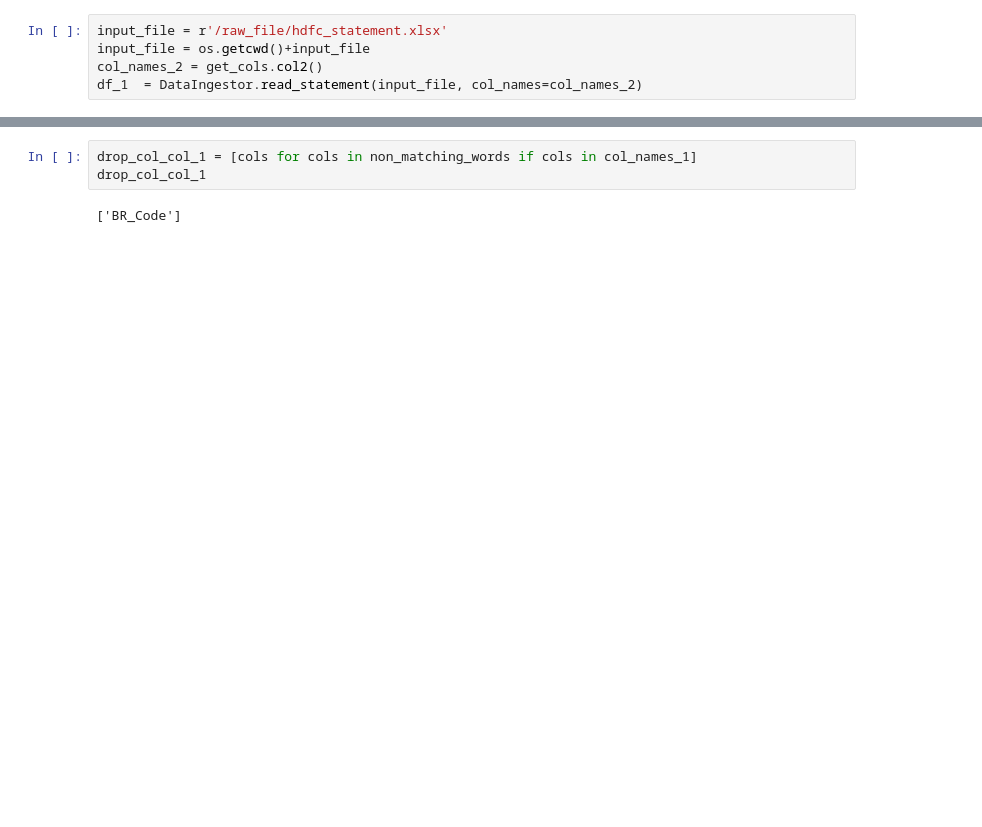
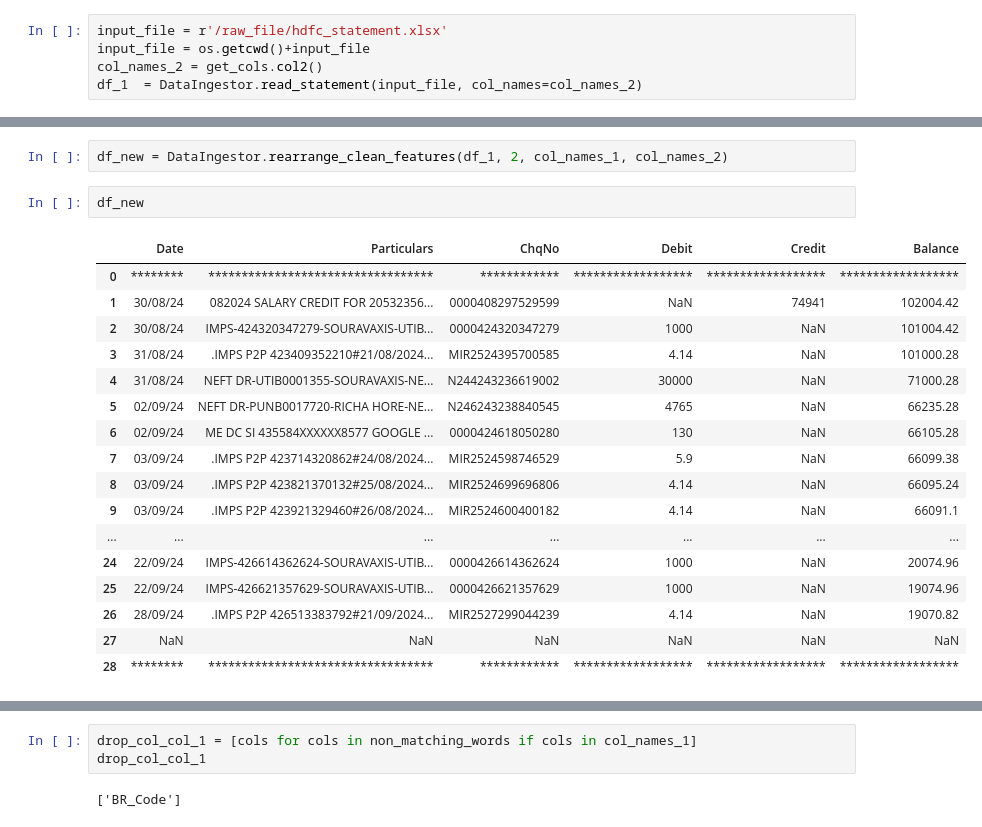
Before and after one commit to Sourav-95/expense_analyzer, a Jupyter notebook: dev_analyzer.ipynb, the cells around one changed output, grey strips where cells are left out. Cells and saved outputs as stored; diff of their text form; blank space fills up the shorter version.

Commit message:
Added Data clearner Function in ETL Manager

```diff
--- a/dev_analyzer.ipynb
+++ b/dev_analyzer.ipynb
@@ -23 +52,23 @@ df_1  = DataIngestor.read_statement(input_file, col_names=col_names_2)
+# %%
+df_new = DataIngestor.rearrange_clean_features(df_1, 2, col_names_1, col_names_2)
+# %%
+df_new
+# %% [output]
+|  | Date | Particulars | ChqNo | Debit | Credit | Balance |
+| 0 | ******** | ********************************** | ************ | ****************** | ****************** | ****************** |
+| 1 | 30/08/24 | 082024 SALARY CREDIT FOR 20532356... | 0000408297529599 | NaN | 74941 | 102004.42 |
+| 2 | 30/08/24 | IMPS-424320347279-SOURAVAXIS-UTIB... | 0000424320347279 | 1000 | NaN | 101004.42 |
+| 3 | 31/08/24 | .IMPS P2P 423409352210#21/08/2024... | MIR2524395700585 | 4.14 | NaN | 101000.28 |
+| 4 | 31/08/24 | NEFT DR-UTIB0001355-SOURAVAXIS-NE... | N244243236619002 | 30000 | NaN | 71000.28 |
+| 5 | 02/09/24 | NEFT DR-PUNB0017720-RICHA HORE-NE... | N246243238840545 | 4765 | NaN | 66235.28 |
+| 6 | 02/09/24 | ME DC SI 435584XXXXXX8577 GOOGLE ... | 0000424618050280 | 130 | NaN | 66105.28 |
+| 7 | 03/09/24 | .IMPS P2P 423714320862#24/08/2024... | MIR2524598746529 | 5.9 | NaN | 66099.38 |
+| 8 | 03/09/24 | .IMPS P2P 423821370132#25/08/2024... | MIR2524699696806 | 4.14 | NaN | 66095.24 |
+| 9 | 03/09/24 | .IMPS P2P 423921329460#26/08/2024... | MIR2524600400182 | 4.14 | NaN | 66091.1 |
+| ... | ... | ... | ... | ... | ... | ... |
+| 24 | 22/09/24 | IMPS-426614362624-SOURAVAXIS-UTIB... | 0000426614362624 | 1000 | NaN | 20074.96 |
+| 25 | 22/09/24 | IMPS-426621357629-SOURAVAXIS-UTIB... | 0000426621357629 | 1000 | NaN | 19074.96 |
+| 26 | 28/09/24 | .IMPS P2P 426513383792#21/09/2024... | MIR2527299044239 | 4.14 | NaN | 19070.82 |
+| 27 | NaN | NaN | NaN | NaN | NaN | NaN |
+| 28 | ******** | ********************************** | ************ | ****************** | ****************** | ****************** |
 # %%
```
Also changed, not shown: parts of 19 cells of this notebook, 1 other file.
